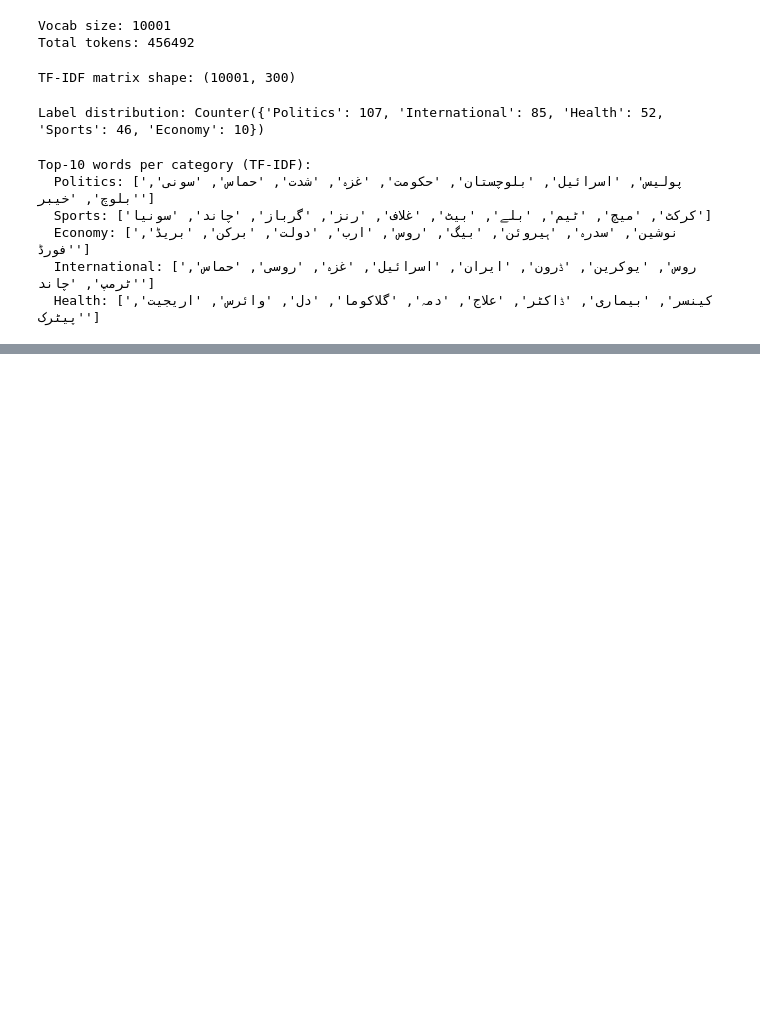
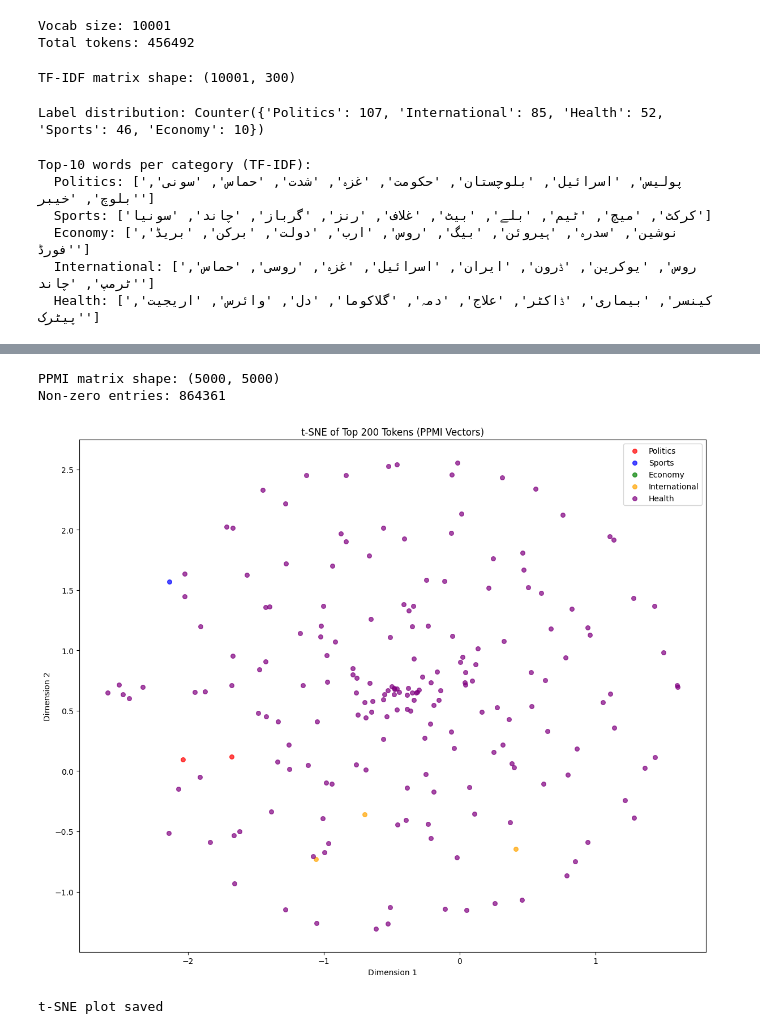
Before and after one commit to abdurrehmaaaaaan/i23-2506-NLP-Assignment2, a Jupyter notebook: i23-2506-NLP-Assigment2.ipynb, the cells around one changed output, grey strips where cells are left out. Saved outputs shown, nothing was run; the diff lists cells and outputs as text; code cells hidden in the pictures; blank space fills up the shorter version.

```diff
--- a/i23-2506-NLP-Assigment2.ipynb
+++ b/i23-2506-NLP-Assigment2.ipynb
@@ -172,0 +198,58 @@ Top-10 words per category (TF-IDF):
+# %%
+# compute PPMI
+total = cooc.sum()
+row_sum = cooc.sum(axis=1, keepdims=True)
+col_sum = cooc.sum(axis=0, keepdims=True)
+
+# avoid division by zero
+row_sum = np.maximum(row_sum, 1e-9)
+col_sum = np.maximum(col_sum, 1e-9)
+
+pmi = np.log2((cooc * total) / (row_sum * col_sum) + 1e-9)
+ppmi = np.maximum(pmi, 0)
+
+np.save('embeddings/ppmi_matrix.npy', ppmi)
+print('PPMI matrix shape:', ppmi.shape)
+print('Non-zero entries:', np.count_nonzero(ppmi))
+# %% [output]
+PPMI matrix shape: (5000, 5000)
+Non-zero entries: 864361
+# %%
+# t-SNE of top 200 tokens
+N_TSNE = 200
+tsne_vecs = ppmi[:N_TSNE]
+
+tsne = TSNE(n_components=2, random_state=42, perplexity=30, max_iter=1000)
+tsne_2d = tsne.fit_transform(tsne_vecs)
+
+# assign categories to top words
+cat_colors = {'Politics': 'red', 'Sports': 'blue', 'Economy': 'green',
+              'International': 'orange', 'Health': 'purple'}
+
+word_cats = []
+for w in top_words[:N_TSNE]:
+    assigned = 'Health'
+    for cat, kws in TOPIC_KEYWORDS.items():
+        if w in kws:
+            assigned = cat
+            break
+    word_cats.append(assigned)
+
+fig, ax = plt.subplots(figsize=(12, 10))
+for cat, color in cat_colors.items():
+    mask = [c == cat for c in word_cats]
+    xs = tsne_2d[mask, 0]
+    ys = tsne_2d[mask, 1]
+    ax.scatter(xs, ys, c=color, label=cat, alpha=0.7, s=30)
+
+ax.set_title('t-SNE of Top 200 Tokens (PPMI Vectors)')
+ax.set_xlabel('Dimension 1')
+ax.set_ylabel('Dimension 2')
+ax.legend()
+plt.tight_layout()
+plt.savefig('embeddings/tsne_ppmi.png', dpi=100)
+plt.show()
+print('t-SNE plot saved')
+# %% [output]
+[figure, added]
+t-SNE plot saved
```
Also changed, not shown: parts of 3 cells of this notebook.
